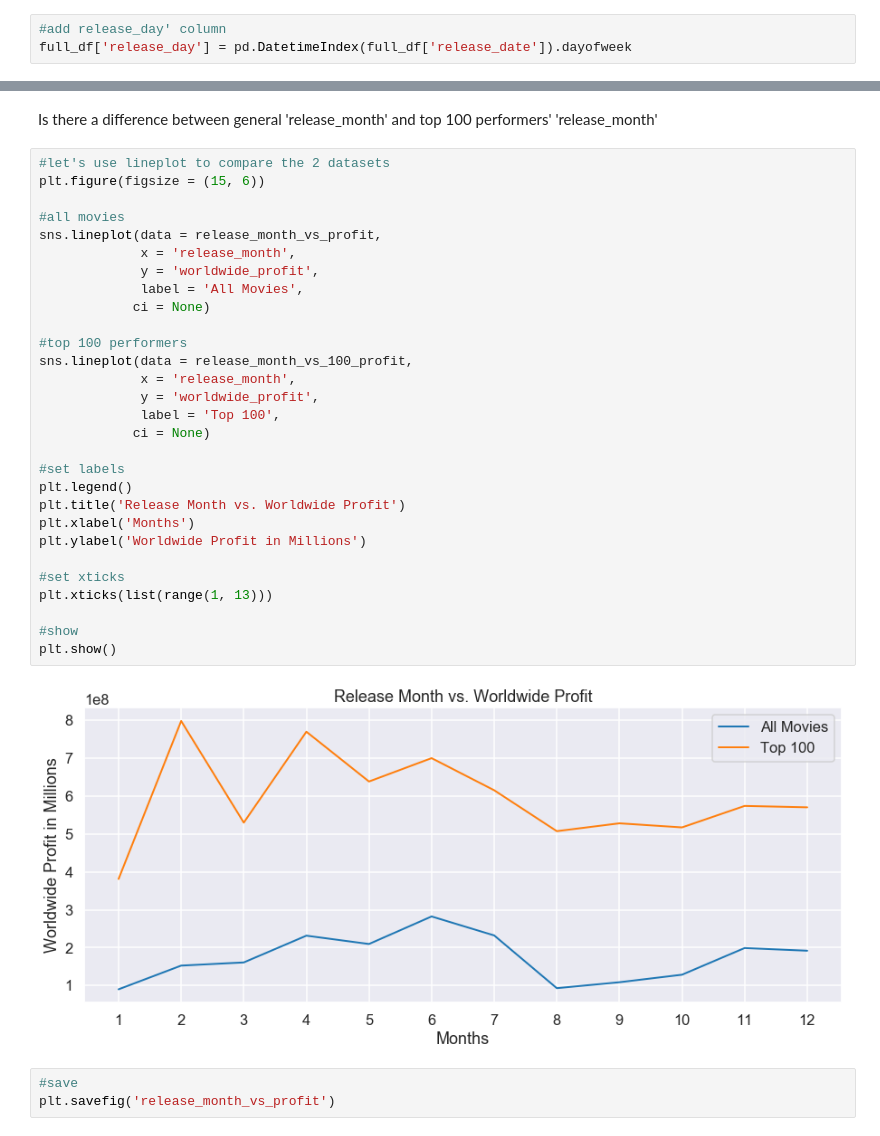
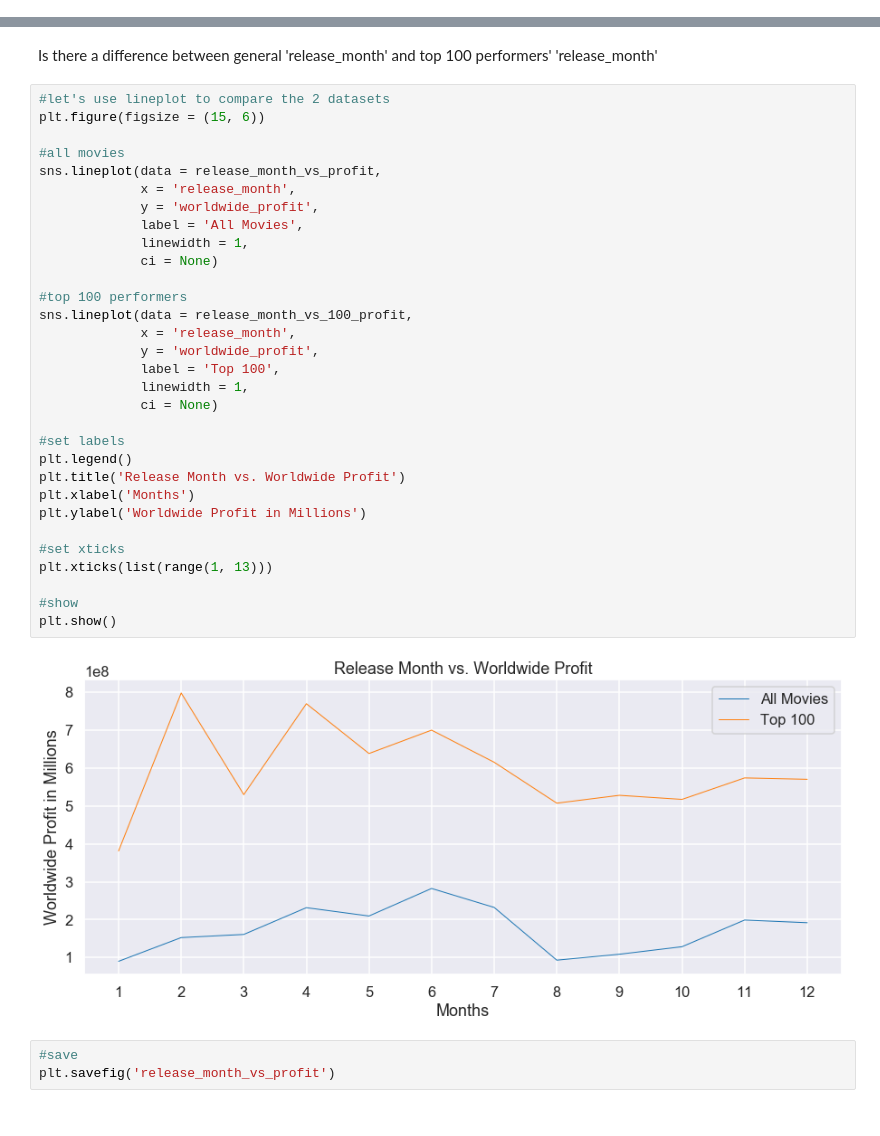
Before and after one commit to baotramduong/Porfolio_Project_The_Movie_Industry, a Jupyter notebook: Part III.B - Data Analysis & Visualization, Actionable Insight, Conclusion & Future Works.ipynb, the cells around one changed output, grey strips where cells are left out. Saved outputs shown, nothing was run; the diff lists cells and outputs as text.

```diff
--- a/Part III.B - Data Analysis & Visualization, Actionable Insight, Conclusion & Future Works.ipynb
+++ b/Part III.B - Data Analysis & Visualization, Actionable Insight, Conclusion & Future Works.ipynb
@@ -114,9 +114,6 @@ full_df[['release_date', 'movie', 'worldwide_profit']].head()
 import datetime
 #add 'release_month'
 full_df['release_month'] = pd.DatetimeIndex(full_df['release_date']).month
-# %%
-#add release_day' column
-full_df['release_day'] = pd.DatetimeIndex(full_df['release_date']).dayofweek
 # %%
 full_df[['release_date', 'release_month', 'movie', 'worldwide_profit']].head()
 # %% [output]
@@ -140,34 +137,36 @@ Is there a difference between general 'release_month' and top 100 performers' 'r
 # %%
 #let's use lineplot to compare the 2 datasets
 plt.figure(figsize = (15, 6))
 
 #all movies
 sns.lineplot(data = release_month_vs_profit,
              x = 'release_month',
              y = 'worldwide_profit',
              label = 'All Movies',
-            ci = None)
+             linewidth = 1,
+             ci = None)
 
 #top 100 performers
 sns.lineplot(data = release_month_vs_100_profit,
              x = 'release_month',
              y = 'worldwide_profit',
              label = 'Top 100',
-            ci = None)
+             linewidth = 1,
+             ci = None)
 
 #set labels
 plt.legend()
 plt.title('Release Month vs. Worldwide Profit')
 plt.xlabel('Months')
 plt.ylabel('Worldwide Profit in Millions')
 
 #set xticks
 plt.xticks(list(range(1, 13)))
 
 #show
 plt.show()
 # %% [output]
-[figure, old version]
+[figure, new version]
 # %%
 #save
 plt.savefig('release_month_vs_profit')
```
Also changed, not shown: parts of 16 cells of this notebook.
